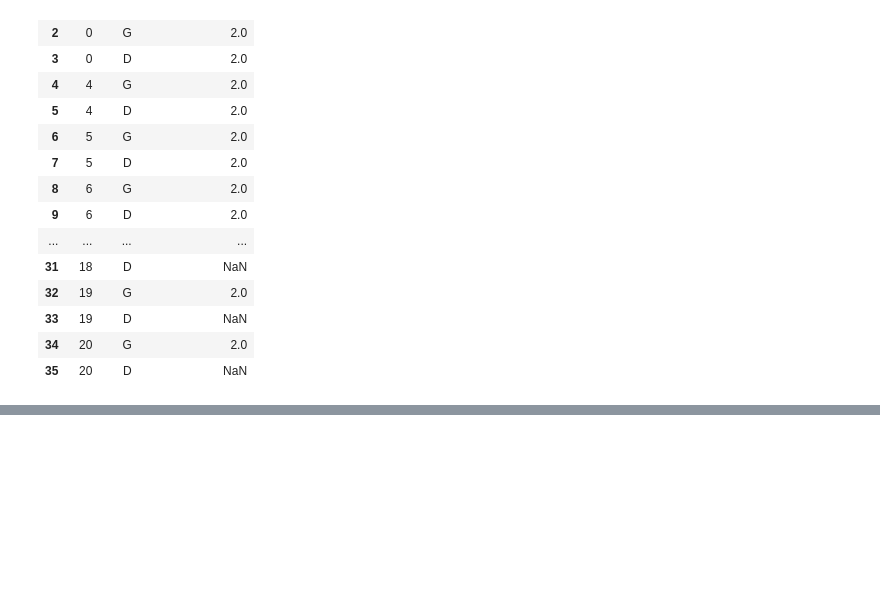
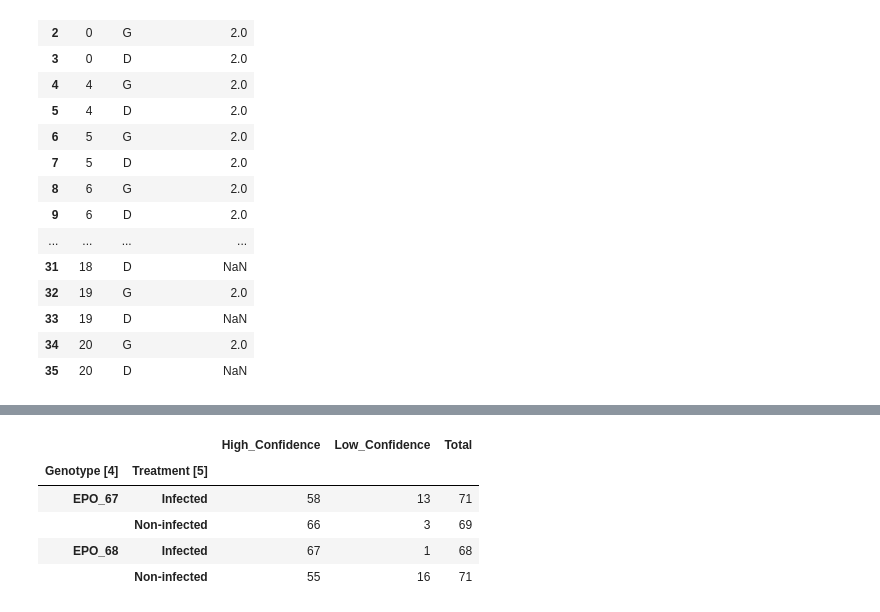
Before and after one commit to megha-0066/TerraSpectra, a Jupyter notebook: TeraSpectra.ipynb, the cells around one changed output, grey strips where cells are left out. Drawn from its saved outputs; the diff is of its cells as text; code cells hidden in the pictures; blank space fills up the shorter version.

```diff
--- a/TeraSpectra.ipynb
+++ b/TeraSpectra.ipynb
@@ -749,0 +899,24 @@ display(timeline_df)
+# %%
+label_summary = pd.crosstab(
+    [df["Genotype [4]"], df["Treatment [5]"]],
+    df["Confidence level [6]"]
+)
+
+label_summary.columns = [
+    "High_Confidence",
+    "Low_Confidence"
+]
+
+label_summary["Total"] = (
+    label_summary["High_Confidence"] +
+    label_summary["Low_Confidence"]
+)
+
+display(label_summary)
+# %% [output]
+|  |  | High_Confidence | Low_Confidence | Total |
+| Genotype [4] | Treatment [5] |  |  |  |
+| EPO_67 | Infected | 58 | 13 | 71 |
+|  | Non-infected | 66 | 3 | 69 |
+| EPO_68 | Infected | 67 | 1 | 68 |
+|  | Non-infected | 55 | 16 | 71 |
```
Also changed, not shown: parts of 6 cells of this notebook.
